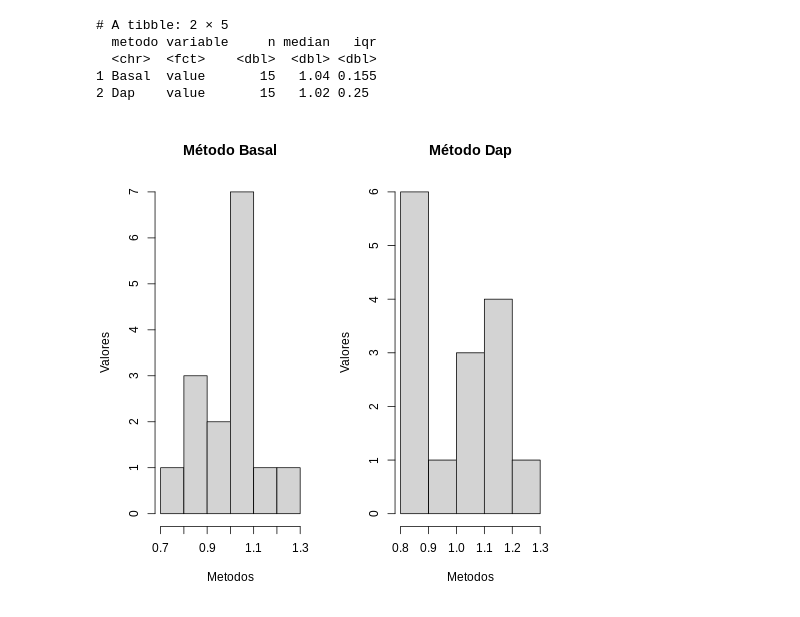
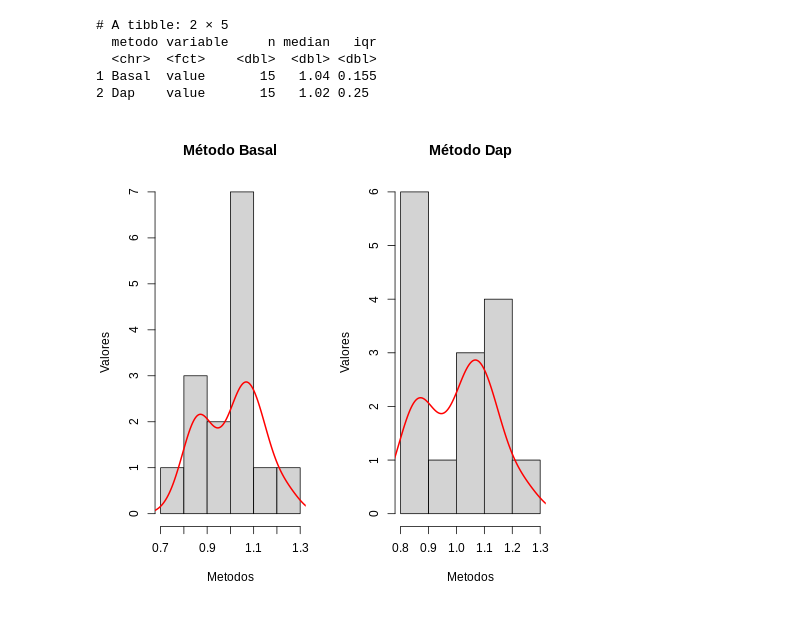
Before and after one commit to uervitonsantos/Estudo_Sobre_Estatistica_Frequentista_E_Metodos_Quantitativos, a Jupyter notebook: Exercicios_Metodos_Quantitativos.ipynb, the cells around one changed output. Saved outputs shown, nothing was run; the diff lists cells and outputs as text; code cells hidden in the pictures.

```diff
--- a/Exercicios_Metodos_Quantitativos.ipynb
+++ b/Exercicios_Metodos_Quantitativos.ipynb
@@ -657,7 +657,13 @@ metodo %>% group_by(metodo) %>% get_summary_stats(value, type = "median_iqr")
 # %%
 %%R
 par(mfrow=c(1,2))
 hist(metodo$value[metodo$metodo == "Basal"], ylab="Valores", xlab="Metodos", main="Método Basal")
+lines(density(metodo$value),
+ lwd = 2,
+ col = "red")
 hist(metodo$value[metodo$metodo == "Dap"], ylab="Valores", xlab="Metodos", main="Método Dap")
+lines(density(metodo$value),
+ lwd = 2,
+ col = "red")
 # %% [output]
-[figure, old version]
+[figure, new version]
```
